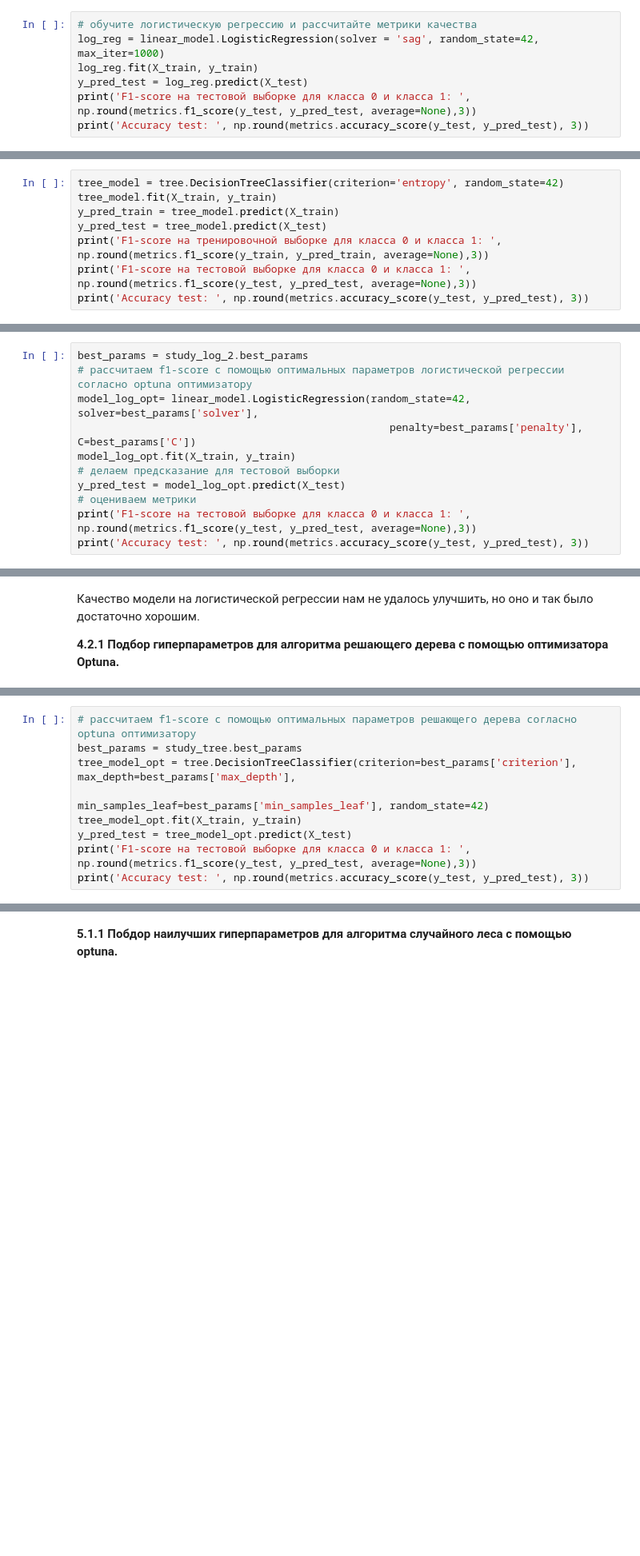
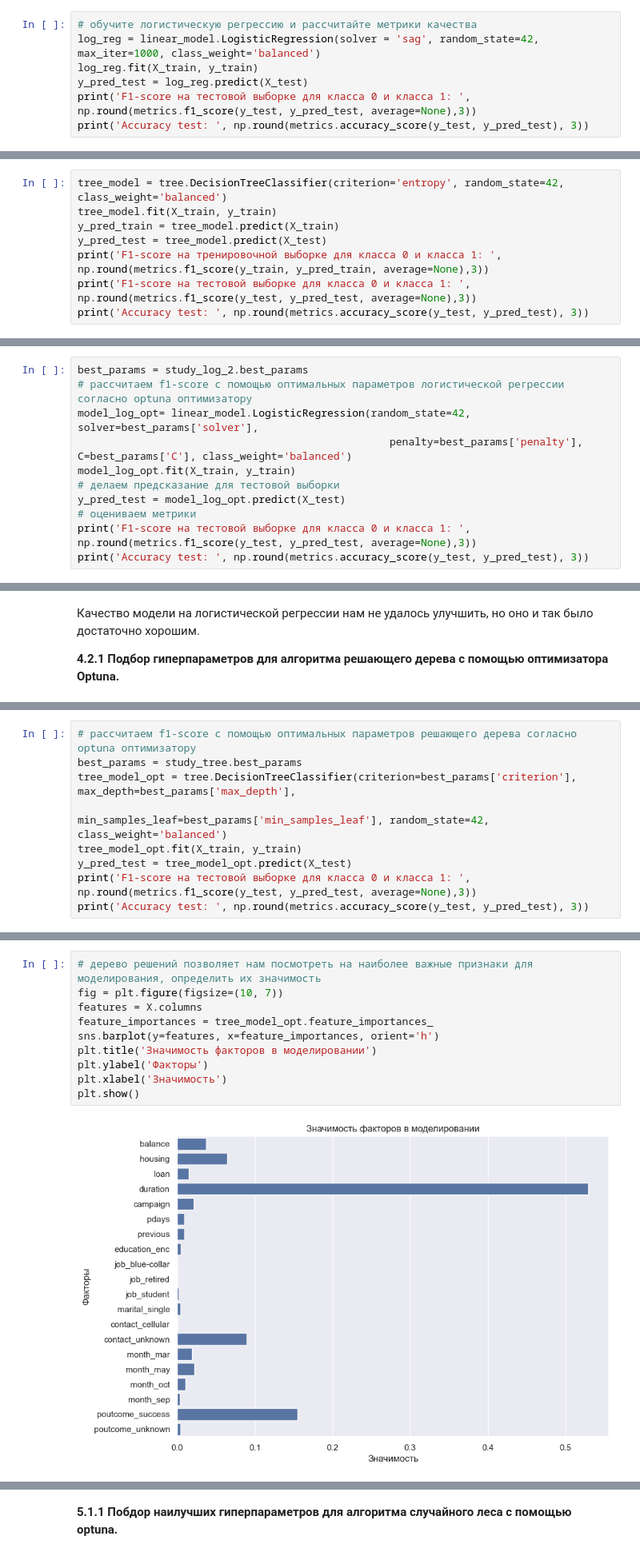
Before and after one commit to YaroslavaVob/DataScience, a Jupyter notebook: Project_4_Classification/Project_4_ML.ipynb, the cells around one changed output, grey strips where cells are left out. Shown at 80% size. Saved outputs shown, nothing was run; the diff lists cells and outputs as text; blank space fills up the shorter version.

Commit message:
change class_weight

```diff
--- a/Project_4_Classification/Project_4_ML.ipynb
+++ b/Project_4_Classification/Project_4_ML.ipynb
@@ -770,7 +770,7 @@ plt.show()
 ### <font color='blue'>4.1 Логистическая регрессия</font>
 # %%
 # обучите логистическую регрессию и рассчитайте метрики качества
-log_reg = linear_model.LogisticRegression(solver = 'sag', random_state=42, max_iter=1000)
+log_reg = linear_model.LogisticRegression(solver = 'sag', random_state=42, max_iter=1000, class_weight='balanced')
 log_reg.fit(X_train, y_train)
 y_pred_test = log_reg.predict(X_test)
 print('F1-score на тестовой выборке для класса 0 и класса 1: ', np.round(metrics.f1_score(y_test, y_pred_test, average=None),3))
@@ -781,7 +781,7 @@ Accuracy test:  0.814
 # %% [markdown]
 ### <font color='blue'>4.2 Решающее дерево</font>
 # %%
-tree_model = tree.DecisionTreeClassifier(criterion='entropy', random_state=42)
+tree_model = tree.DecisionTreeClassifier(criterion='entropy', random_state=42, class_weight='balanced')
 tree_model.fit(X_train, y_train)
 y_pred_train = tree_model.predict(X_train)
 y_pred_test = tree_model.predict(X_test)
@@ -869,7 +868,7 @@ Wall time: 3.63 s
 best_params = study_log_2.best_params
 # рассчитаем f1-score с помощью оптимальных параметров логистической регрессии согласно optuna оптимизатору
 model_log_opt= linear_model.LogisticRegression(random_state=42, solver=best_params['solver'],
-                                                  penalty=best_params['penalty'], C=best_params['C'])
+                                                  penalty=best_params['penalty'], C=best_params['C'], class_weight='balanced')
 model_log_opt.fit(X_train, y_train)
 # делаем предсказание для тестовой выборки
 y_pred_test = model_log_opt.predict(X_test)
@@ -920,7 +920,7 @@ Wall time: 2.36 s
 # рассчитаем f1-score с помощью оптимальных параметров решающего дерева согласно optuna оптимизатору
 best_params = study_tree.best_params
 tree_model_opt = tree.DecisionTreeClassifier(criterion=best_params['criterion'], max_depth=best_params['max_depth'],
-                                             min_samples_leaf=best_params['min_samples_leaf'], random_state=42)
+                                             min_samples_leaf=best_params['min_samples_leaf'], random_state=42, class_weight='balanced')
 tree_model_opt.fit(X_train, y_train)
 y_pred_test = tree_model_opt.predict(X_test)
 print('F1-score на тестовой выборке для класса 0 и класса 1: ', np.round(metrics.f1_score(y_test, y_pred_test, average=None),3))
@@ -931,3 +931,15 @@ Accuracy test:  0.793
+# %%
+# дерево решений позволяет нам посмотреть на наиболее важные признаки для моделирования, определить их значимость
+fig = plt.figure(figsize=(10, 7))
+features = X.columns
+feature_importances = tree_model_opt.feature_importances_
+sns.barplot(y=features, x=feature_importances, orient='h')
+plt.title('Значимость факторов в моделировании')
+plt.ylabel('Факторы')
+plt.xlabel('Значимость')
+plt.show()
+# %% [output]
+[figure, added]
 # %% [markdown]
 Подбор гиперпараметров с помощью Optuna помог нам улучшить качество решающего дерева, а главное мы устранили переобучение, а только такая модель считается рабочей.
 
```
Also changed, not shown: parts of 27 cells of this notebook.
